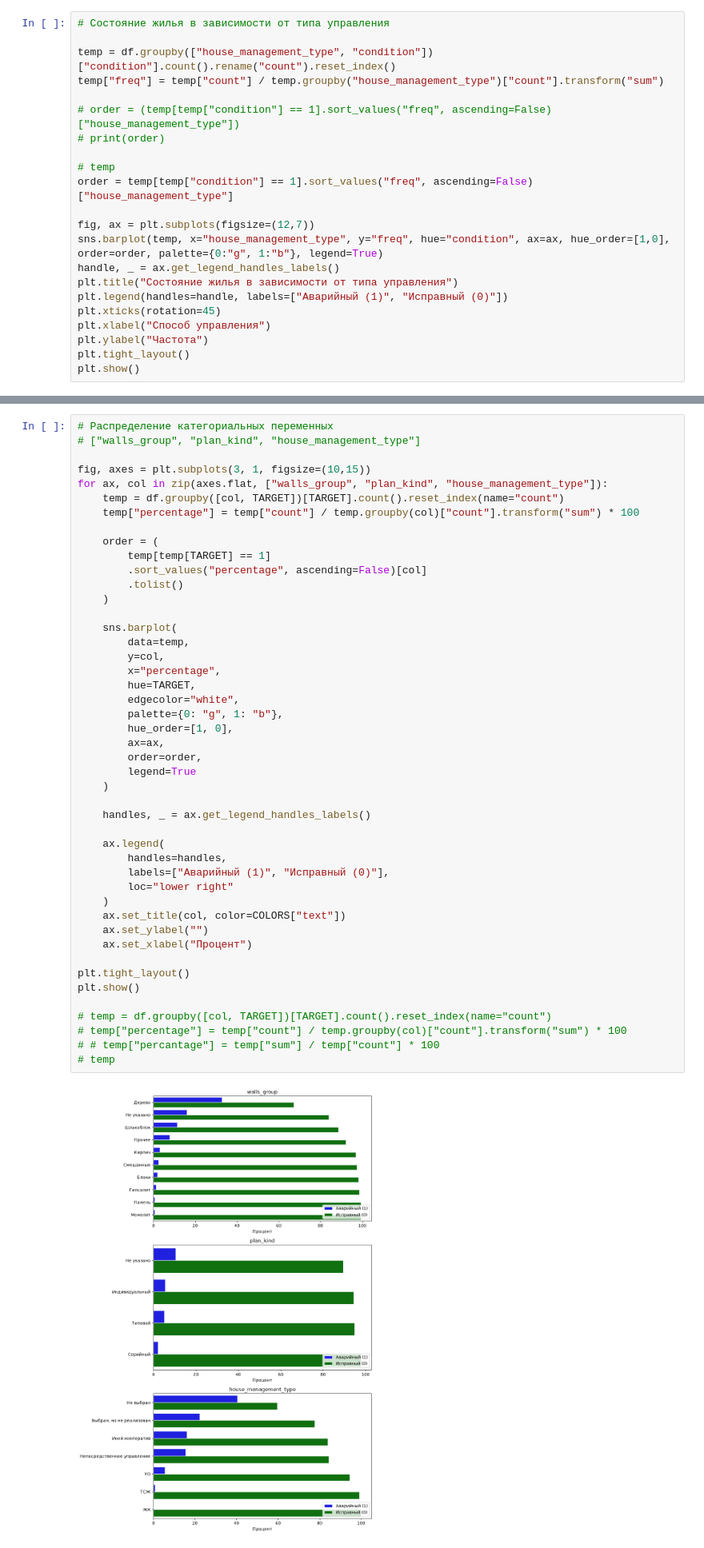
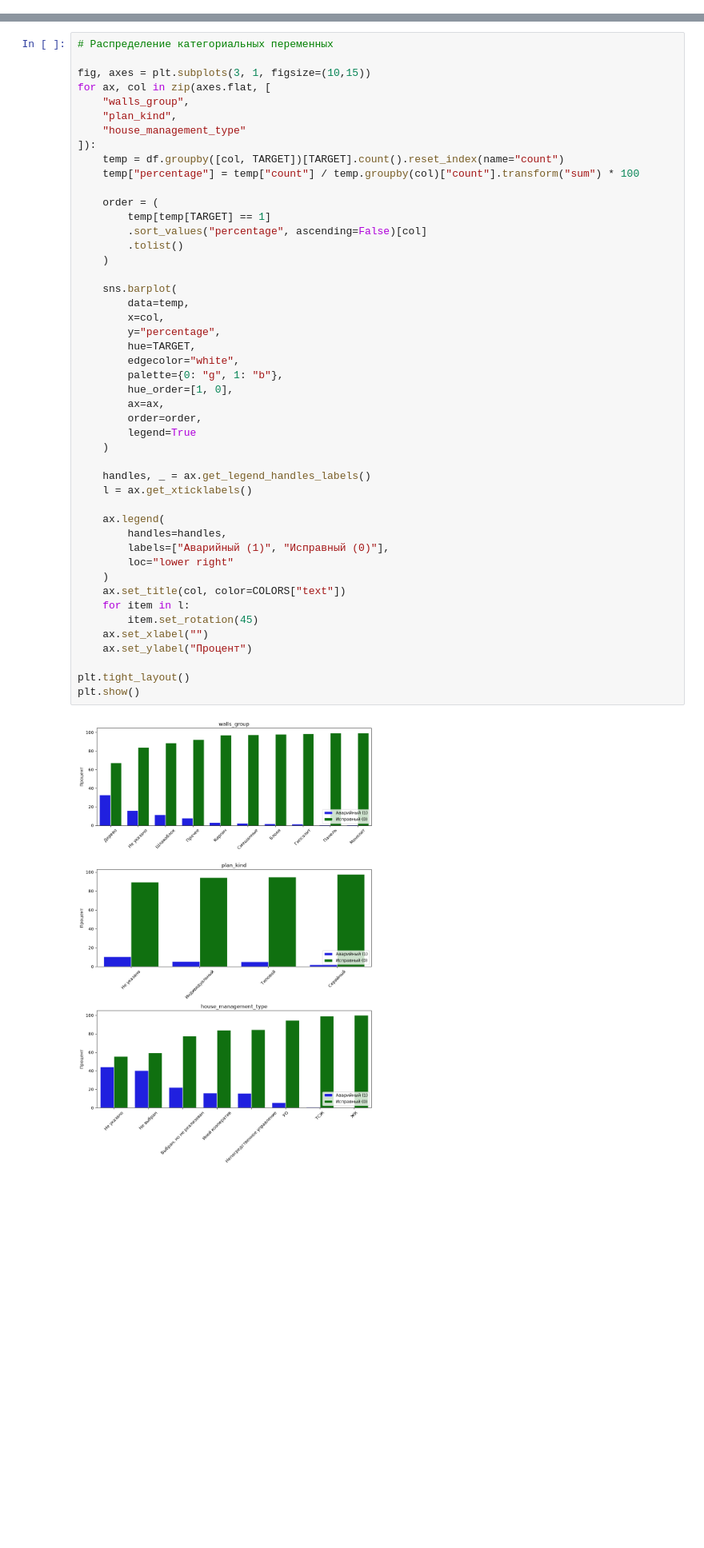
Before and after one commit to ascat41/HouseDeterioration, a Jupyter notebook: data_research.ipynb, the cells around one changed output, grey strips where cells are left out. Shown at 80% size. Saved outputs shown, nothing was run; the diff lists cells and outputs as text; blank space fills up the shorter version.

```diff
--- a/data_research.ipynb
+++ b/data_research.ipynb
@@ -544,24 +544,2 @@ House managment type
 | Выбран, но не реализован | 488 | 0.06% |
 | Иной кооператив | 236 | 0.03% |
-# %%
-# Состояние жилья в зависимости от типа управления
-
-temp = df.groupby(["house_management_type", "condition"])["condition"].count().rename("count").reset_index()
-temp["freq"] = temp["count"] / temp.groupby("house_management_type")["count"].transform("sum")
-
-# order = (temp[temp["condition"] == 1].sort_values("freq", ascending=False)["house_management_type"])
-# print(order)
-
-# temp
-order = temp[temp["condition"] == 1].sort_values("freq", ascending=False)["house_management_type"]
-
-fig, ax = plt.subplots(figsize=(12,7))
-sns.barplot(temp, x="house_management_type", y="freq", hue="condition", ax=ax, hue_order=[1,0], order=order, palette={0:"g", 1:"b"}, legend=True)
-handle, _ = ax.get_legend_handles_labels()
-plt.title("Состояние жилья в зависимости от типа управления")
-plt.legend(handles=handle, labels=["Аварийный (1)", "Исправный (0)"])
-plt.xticks(rotation=45)
-plt.xlabel("Способ управления")
-plt.ylabel("Частота")
-plt.tight_layout()
-plt.show()
@@ -748,52 +698,53 @@ plt.show()
 [figure]
 # %%
 # Распределение категориальных переменных
-# ["walls_group", "plan_kind", "house_management_type"]
 
 fig, axes = plt.subplots(3, 1, figsize=(10,15))
-for ax, col in zip(axes.flat, ["walls_group", "plan_kind", "house_management_type"]):
+for ax, col in zip(axes.flat, [
+    "walls_group",
+    "plan_kind",
+    "house_management_type"
+]):
     temp = df.groupby([col, TARGET])[TARGET].count().reset_index(name="count")
     temp["percentage"] = temp["count"] / temp.groupby(col)["count"].transform("sum") * 100
 
     order = (
         temp[temp[TARGET] == 1]
         .sort_values("percentage", ascending=False)[col]
         .tolist()
     )
 
     sns.barplot(
         data=temp,
-        y=col,
-        x="percentage",
+        x=col,
+        y="percentage",
         hue=TARGET,
         edgecolor="white",
         palette={0: "g", 1: "b"},
         hue_order=[1, 0],
         ax=ax,
         order=order,
         legend=True
     )
 
     handles, _ = ax.get_legend_handles_labels()
+    l = ax.get_xticklabels()
 
     ax.legend(
         handles=handles,
         labels=["Аварийный (1)", "Исправный (0)"],
         loc="lower right"
     )
     ax.set_title(col, color=COLORS["text"])
-    ax.set_ylabel("")
-    ax.set_xlabel("Процент")
+    for item in l:
+        item.set_rotation(45)
+    ax.set_xlabel("")
+    ax.set_ylabel("Процент")
 
 plt.tight_layout()
 plt.show()
-
-# temp = df.groupby([col, TARGET])[TARGET].count().reset_index(name="count")
-# temp["percentage"] = temp["count"] / temp.groupby(col)["count"].transform("sum") * 100
-# # temp["percantage"] = temp["sum"] / temp["count"] * 100
-# temp
 # %% [output]
-[figure, old version]
+[figure, new version]
 # %% [markdown]
 ### Распределение целевой переменной по признакам
 # %%
```
Also changed, not shown: parts of 29 cells of this notebook.
